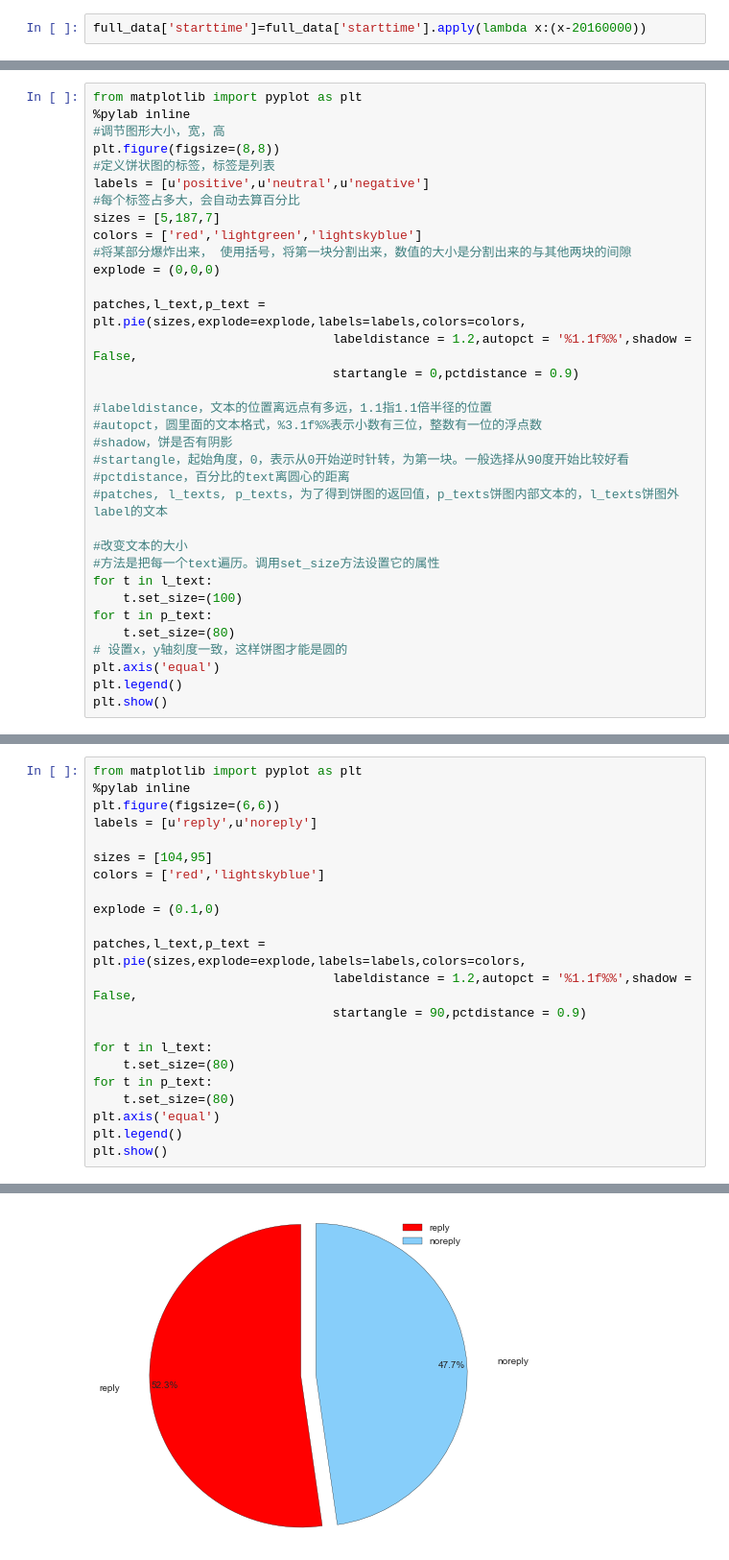
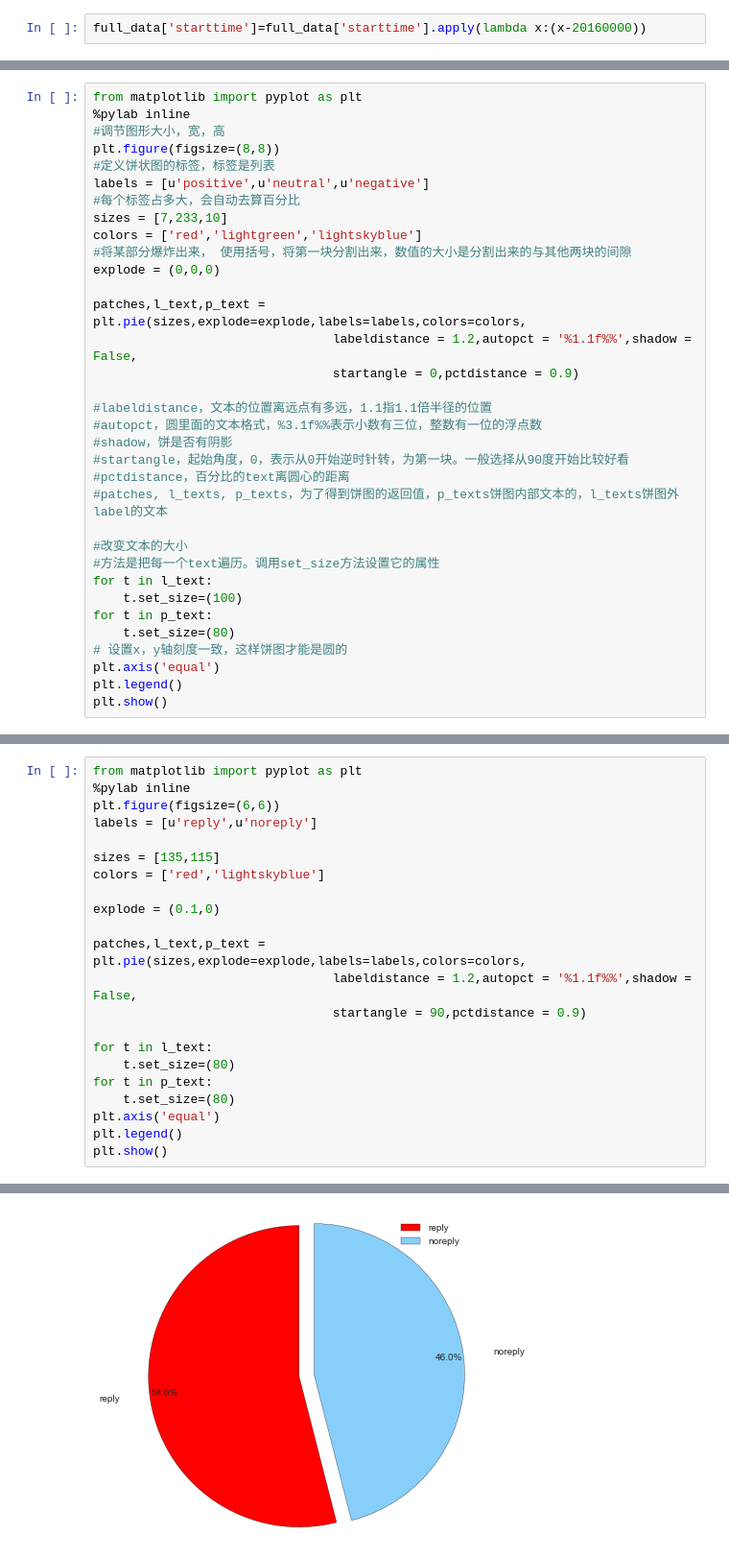
Before and after one commit to Vayne-Lover/Endless-Wars, a Jupyter notebook: Data Analysis.ipynb, the cells around one changed output, grey strips where cells are left out. Shown at 96% size. Drawn from its saved outputs; the diff is of its cells as text.

```diff
--- a/Data Analysis.ipynb
+++ b/Data Analysis.ipynb
@@ -94,7 +99,7 @@ plt.figure(figsize=(8,8))
 #定义饼状图的标签，标签是列表
 labels = [u'positive',u'neutral',u'negative']
 #每个标签占多大，会自动去算百分比
-sizes = [5,187,7]
+sizes = [7,233,10]
 colors = ['red','lightgreen','lightskyblue']
 #将某部分爆炸出来， 使用括号，将第一块分割出来，数值的大小是分割出来的与其他两块的间隙
 explode = (0,0,0)
@@ -205,26 +214,26 @@ reply_data.shape[0]
 # %%
 from matplotlib import pyplot as plt
 %pylab inline
 plt.figure(figsize=(6,6))
 labels = [u'reply',u'noreply']
 
-sizes = [104,95]
+sizes = [135,115]
 colors = ['red','lightskyblue']
 
 explode = (0.1,0)
 
 patches,l_text,p_text = plt.pie(sizes,explode=explode,labels=labels,colors=colors,
                                 labeldistance = 1.2,autopct = '%1.1f%%',shadow = False,
                                 startangle = 90,pctdistance = 0.9)
 
 for t in l_text:
     t.set_size=(80)
 for t in p_text:
     t.set_size=(80)
 plt.axis('equal')
 plt.legend()
 plt.show()
 # %% [output]
 Populating the interactive namespace from numpy and matplotlib
-[figure, old version]
+[figure, new version]
 # %%
```
Also changed, not shown: parts of 19 cells of this notebook.
